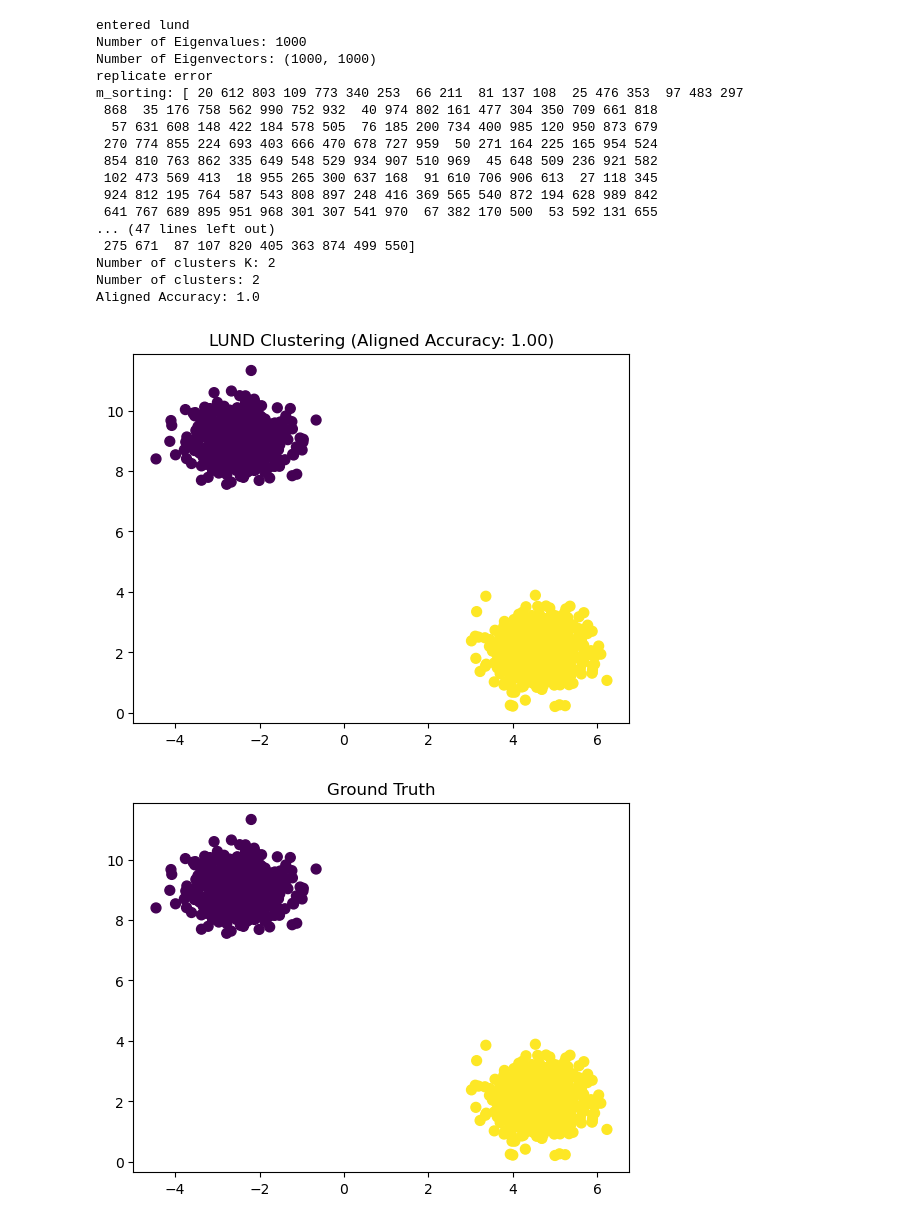
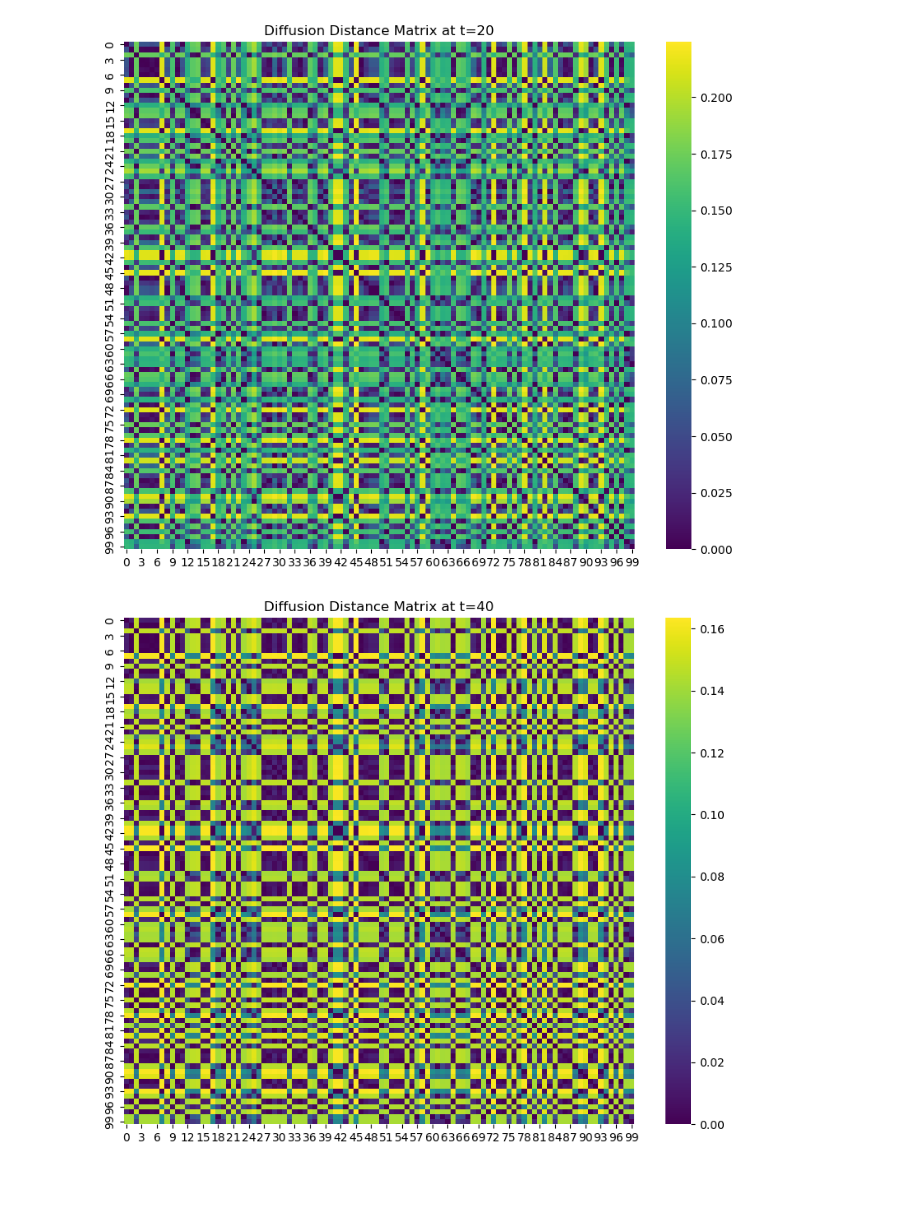
Before and after one commit to seolibek/Tufts2024, a Jupyter notebook: lund_low_dim.ipynb, the cells around one changed output. Drawn from its saved outputs; the diff is of its cells as text; code cells hidden in the pictures; blank space fills up the shorter version.

Commit message:
expected behav w low samples, high t

```diff
--- a/lund_low_dim.ipynb
+++ b/lund_low_dim.ipynb
@@ -18,7 +18,7 @@ import scipy.io
 
 
 # X, M, N, D, HSI, GT, Y, n, K = loadHSI(data_path, gt_path, data_name, gt_name)
-X, GT = make_blobs(n_samples=1000, centers=2, cluster_std=0.60, random_state=42)
+X, GT = make_classification(n_samples=100, n_features=2, n_informative=2, n_redundant=0, n_clusters_per_class=1, random_state=42)
 scipy.io.savemat('data.mat', {'X': X, 'GT': GT})
 
 grid_size = int(np.ceil(np.sqrt(X.shape[0])))
@@ -42,33 +42,22 @@ p = np.exp(log_density)
 graph_extractor = GraphExtractor()
 G = graph_extractor.extract_graph(X)
 
-def check_orthogonality(eigvecs):
-    n = eigvecs.shape[1]
-    for i in range(n):
-        for j in range(i+1, n):
-            dot_product = np.dot(eigvecs[:, i], eigvecs[:, j])
-            if not np.isclose(dot_product, 0):
-                print(f"Eigenvectors {i} and {j} are not orthogonal: dot product = {dot_product}")
-    print("Orthogonality check completed.")
-
-
-t = 20
-distances, embedding = diffusion_distance(G, 5)
-distances, embedding = diffusion_distance(G, 20)
-distances, embedding = diffusion_distance(G, 40)
 
 
 def plot_diffusion_distance(timestep):
     distances, embedding = diffusion_distance(G, timestep)
     plt.figure(figsize=(10, 8))
     sns.heatmap(distances, cmap='viridis')
-    plt.title(f'Diffusion Distance Matrix at t={t}')
+    plt.title(f'Diffusion Distance Matrix at t={timestep}')
     plt.show()
+
 plot_diffusion_distance(5)
 plot_diffusion_distance(20)
 plot_diffusion_distance(40)
+plot_diffusion_distance(70)
 
-C, K, Dt = LearningbyUnsupervisedNonlinearDiffusion(X, t, G, p)
+
+C, K, Dt = LearningbyUnsupervisedNonlinearDiffusion(X, 70, G, p)
 
 
 # print("Cluster labels:", C)
@@ -111,19 +98,2 @@ sucessfully
-entered lund
-Number of Eigenvalues: 1000
-Number of Eigenvectors: (1000, 1000)
-replicate error
-m_sorting: [ 20 612 803 109 773 340 253  66 211  81 137 108  25 476 353  97 483 297
- 868  35 176 758 562 990 752 932  40 974 802 161 477 304 350 709 661 818
-  57 631 608 148 422 184 578 505  76 185 200 734 400 985 120 950 873 679
- 270 774 855 224 693 403 666 470 678 727 959  50 271 164 225 165 954 524
- 854 810 763 862 335 649 548 529 934 907 510 969  45 648 509 236 921 582
- 102 473 569 413  18 955 265 300 637 168  91 610 706 906 613  27 118 345
- 924 812 195 764 587 543 808 897 248 416 369 565 540 872 194 628 989 842
- 641 767 689 895 951 968 301 307 541 970  67 382 170 500  53 592 131 655
-... (47 lines left out)
- 275 671  87 107 820 405 363 874 499 550]
-Number of clusters K: 2
-Number of clusters: 2
-Aligned Accuracy: 1.0
-[figure, old version]
+[figure, new version]
-[figure, old version]
+[figure, new version]
```
Also changed, not shown: parts of 1 cell of this notebook, 2 other files.
